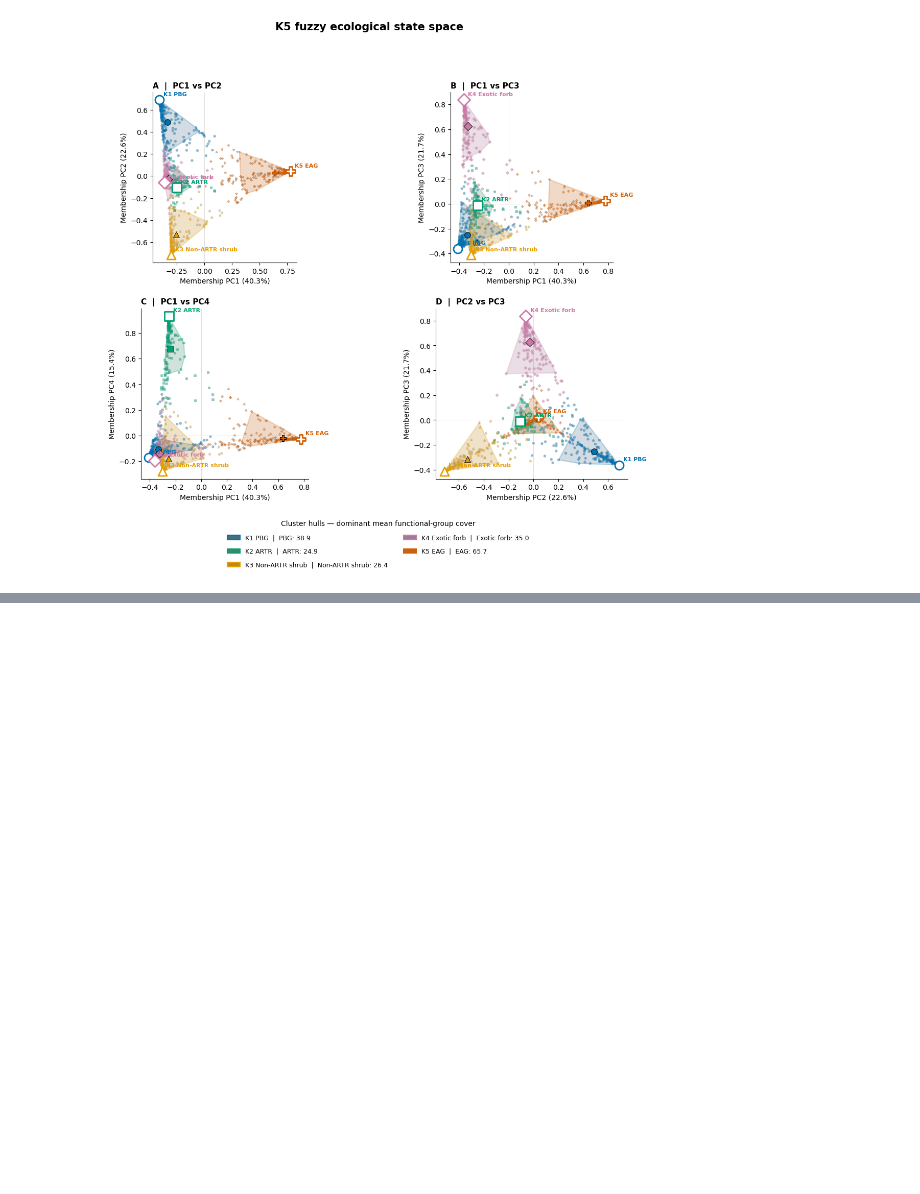
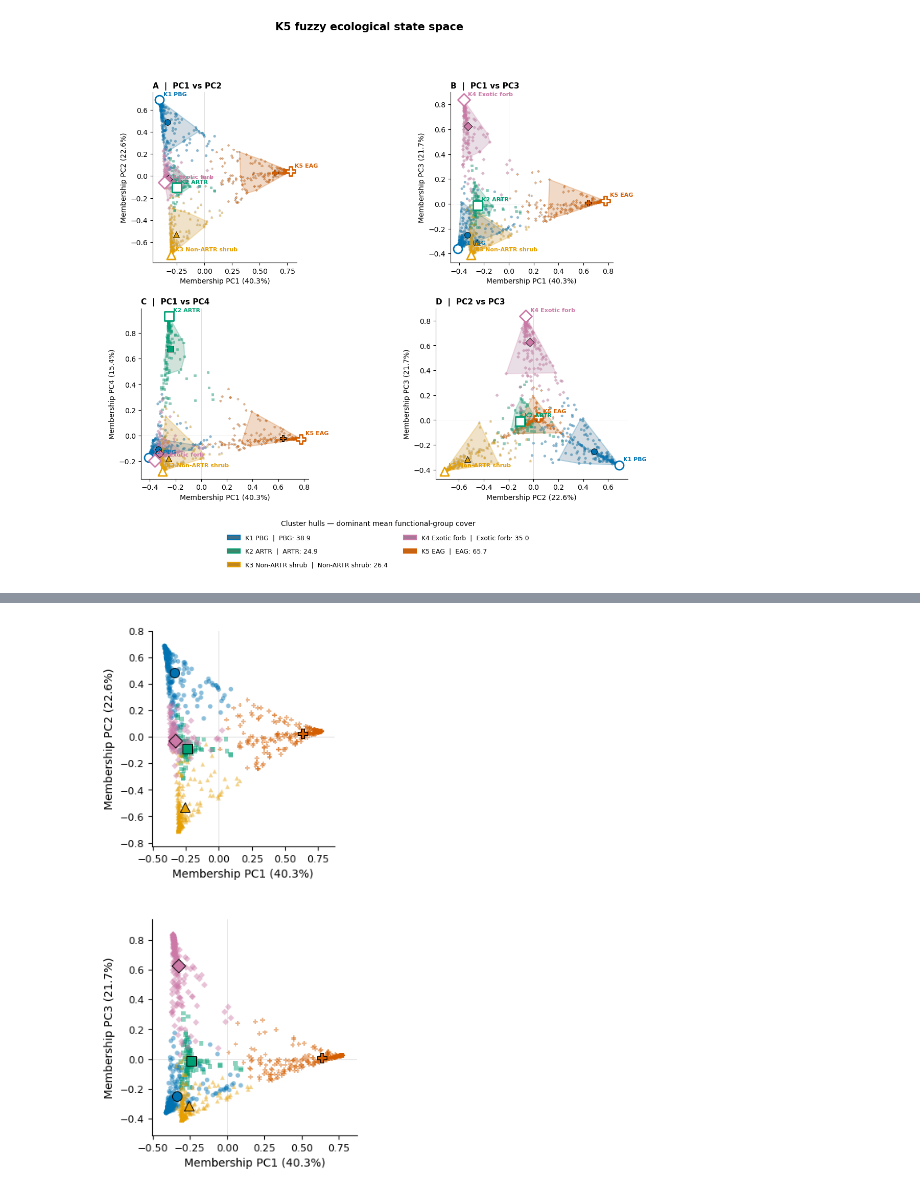
Before and after one commit to scottfordham/BOP_OCTC, a Jupyter notebook: Python/BOP Datapull/Clustering/Figs/K5_m1p33_vegetation_PCA_vertices.ipynb, the cells around one changed output, grey strips where cells are left out. Cells and saved outputs as stored; diff of their text form; code cells hidden in the pictures; blank space fills up the shorter version.

```diff
--- a/Python/BOP Datapull/Clustering/Figs/K5_m1p33_vegetation_PCA_vertices.ipynb
+++ b/Python/BOP Datapull/Clustering/Figs/K5_m1p33_vegetation_PCA_vertices.ipynb
@@ -2824,0 +2950,93 @@ plt.show()
+# %%
+# ============================================================
+# K5 MEMBERSHIP PCA — LEFT-ALIGNED, 7 INCHES TALL
+# ============================================================
+
+import numpy as np
+import matplotlib.pyplot as plt
+from sklearn.decomposition import PCA
+
+# Same PCA calculation as the working cell.
+pca_all = PCA(n_components=5)
+scores_all = pca_all.fit_transform(U)
+vertices_all = pca_all.transform(np.eye(5))
+explained_all = pca_all.explained_variance_ratio_
+
+centers_all = np.vstack([
+    scores_all[hard == k].mean(axis=0)
+    for k in range(1, 6)
+])
+
+fig, axes = plt.subplots(
+    2, 1,
+    figsize=(4.5, 7.0),
+)
+
+for ax, pc_y in zip(axes, [1, 2]):
+
+    # Individual observations.
+    for k in range(1, 6):
+        mask = hard == k
+
+        ax.scatter(
+            scores_all[mask, 0],
+            scores_all[mask, pc_y],
+            s=17,
+            marker=markers[k],
+            color=colors[k],
+            alpha=0.45,
+            edgecolors="none",
+            rasterized=False,
+            zorder=2,
+        )
+
+    # Observed centroids.
+    for k in range(1, 6):
+        ax.scatter(
+            centers_all[k - 1, 0],
+            centers_all[k - 1, pc_y],
+            marker=markers[k],
+            s=75,
+            color=colors[k],
+            edgecolors="black",
+            linewidths=0.7,
+            zorder=9,
+        )
+
+    ax.axhline(0, color="0.85", lw=0.6, zorder=0)
+    ax.axvline(0, color="0.85", lw=0.6, zorder=0)
+
+    # Autoscale to the plotted data with a little extra padding.
+    ax.margins(x=0.08, y=0.08)
+
+    # Preserve data limits; resize each box and align its left edge.
+    ax.set_aspect("equal", adjustable="box")
+    ax.set_anchor("W")
+
+    ax.set_xlabel(
+        f"Membership PC1 ({explained_all[0]:.1%})",
+        fontsize=10,
+    )
+    ax.set_ylabel(
+        f"Membership PC{pc_y + 1} ({explained_all[pc_y]:.1%})",
+        fontsize=10,
+    )
+    ax.tick_params(axis="both", labelsize=9)
+
+    for side in ["top", "right"]:
+        ax.spines[side].set_visible(False)
+
+fig.subplots_adjust(
+    left=0.18,
+    right=0.96,
+    bottom=0.08,
+    top=0.98,
+    hspace=0.34,
+)
+
+# Uncomment to export the 4.5 × 7-inch vector figure.
+# fig.savefig("K5_PCA_compact.svg", facecolor="white")
+
+plt.show()
+# %% [output]
+[figure, added]
```
Also changed, not shown: parts of 3 cells of this notebook, 2 other files.
